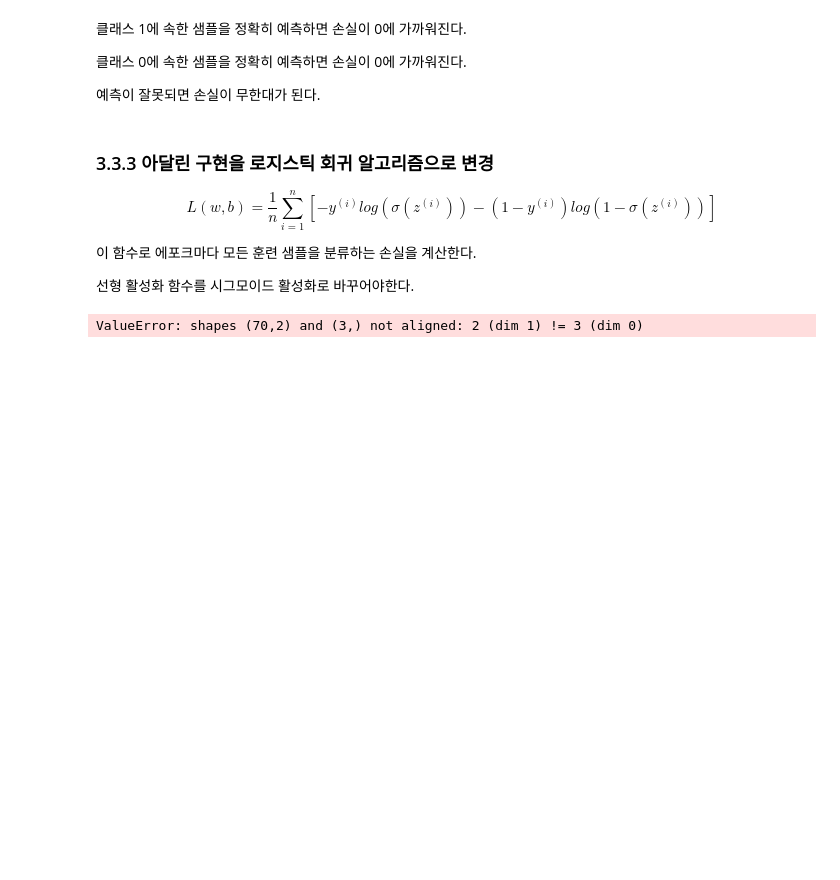
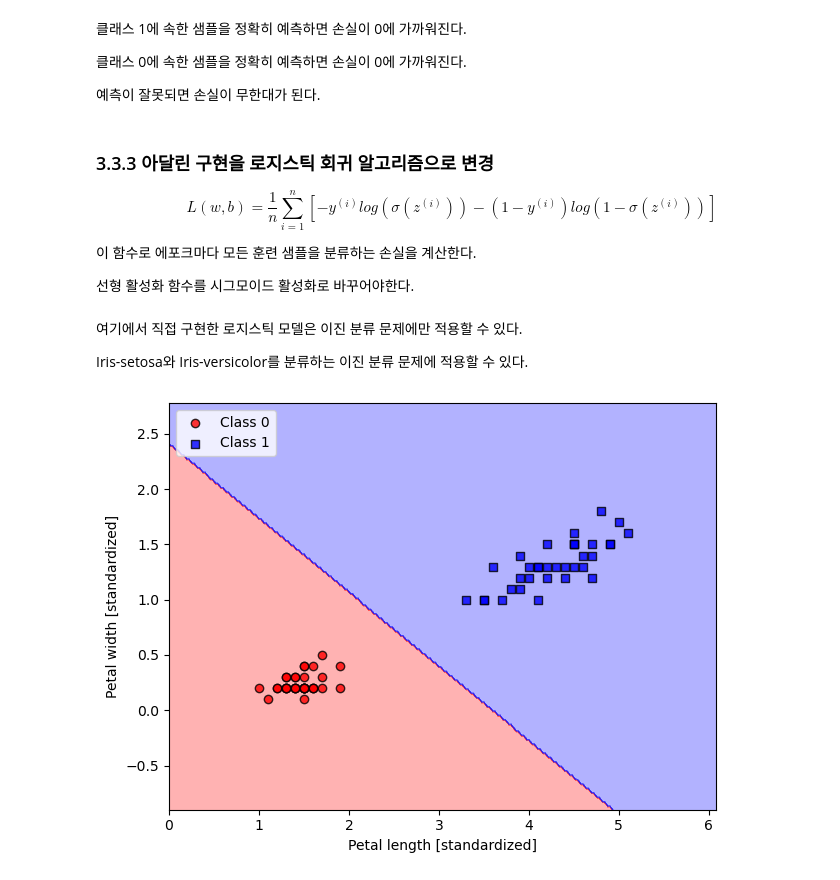
Before and after one commit to asanobm/deep-learning, a Jupyter notebook: 머신러닝교과서-파이토치/03_머신러닝 분류 모델 with 사이킷런.ipynb, the cells around one changed output. Cells and saved outputs as stored; diff of their text form; code cells hidden in the pictures; blank space fills up the shorter version.

```diff
--- a/머신러닝교과서-파이토치/03_머신러닝 분류 모델 with 사이킷런.ipynb
+++ b/머신러닝교과서-파이토치/03_머신러닝 분류 모델 with 사이킷런.ipynb
@@ -404,13 +377,18 @@ class LogisticRegressionGD:
+# %% [markdown]
+여기에서 직접 구현한 로지스틱 모델은 이진 분류 문제에만 적용할 수 있다.
+
+Iris-setosa와 Iris-versicolor를 분류하는 이진 분류 문제에 적용할 수 있다.
 # %%
+import matplotlib.pyplot as plt
 X_train_01_subset = X_train[(y_train == 0) | (y_train == 1)]
 y_train_01_subset = y_train[(y_train == 0) | (y_train == 1)]
 lrgd = LogisticRegressionGD(eta=0.05, n_iter=1000, random_state=1)
-
 lrgd.fit(X_train_01_subset, y_train_01_subset)
-plot_dicision_regions(X=X_train_01_subset, y=y_train_01_subset, classifier=lrgd)
-plt.xlabel('petal length [standardized]')
-plt.ylabel('petal width [standardized]')
+plot_dicision_regions(X=X_train_01_subset, y=y_train_01_subset, classifier=lrgd) # type: ignore
+plt.xlabel("Petal length [standardized]")
+plt.ylabel("Petal width [standardized]")
+plt.legend(loc="upper left")
 plt.tight_layout()
 plt.show()
 # %% [output]
-ValueError: shapes (70,2) and (3,) not aligned: 2 (dim 1) != 3 (dim 0)
+[figure, added]
```
Also changed, not shown: parts of 11 cells of this notebook, 2 other files.
